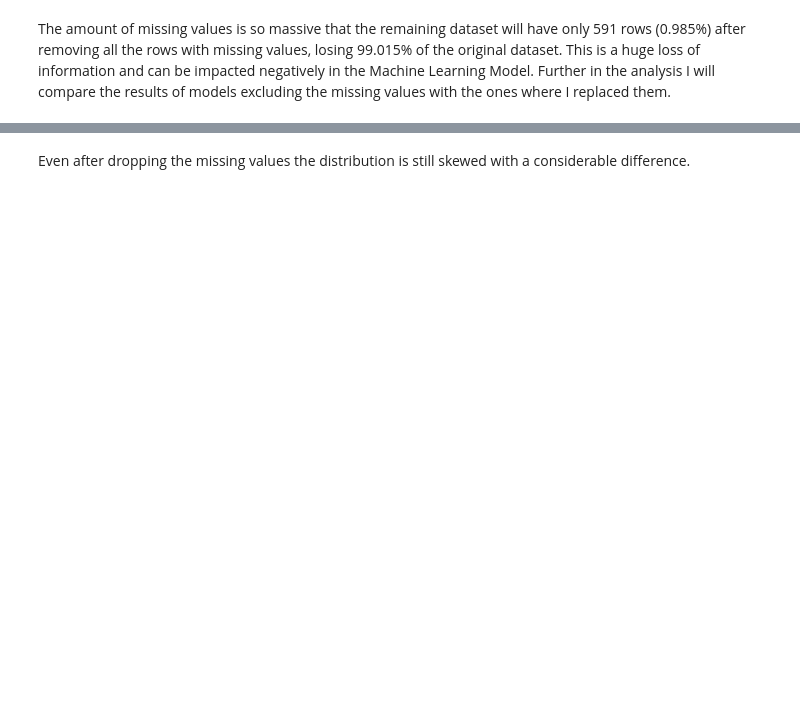
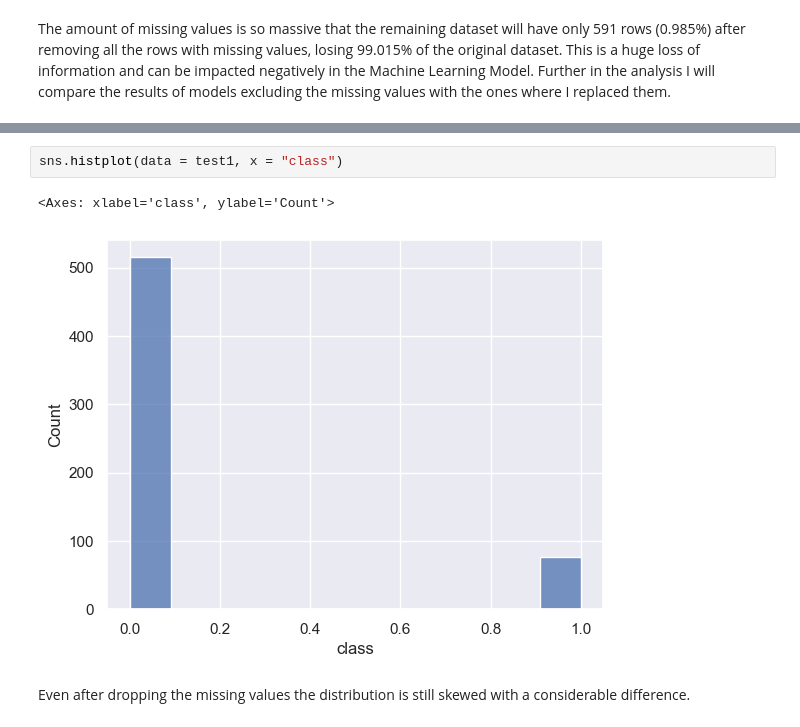
Before and after one commit to izazaka/Data, a Jupyter notebook: CA1.ipynb, the cells around one changed output, grey strips where cells are left out. Drawn from its saved outputs; the diff is of its cells as text; blank space fills up the shorter version.

```diff
--- a/CA1.ipynb
+++ b/CA1.ipynb
@@ -439,2 +425,7 @@ ca1_d.describe()
+# %%
+sns.histplot(data = test1, x = "class")
+# %% [output]
+<Axes: xlabel='class', ylabel='Count'>
+[figure, added]
 # %% [markdown]
 Even after dropping the missing values the distribution is still skewed with a considerable difference.
```
Also changed, not shown: parts of 36 cells of this notebook, 1 other file.
